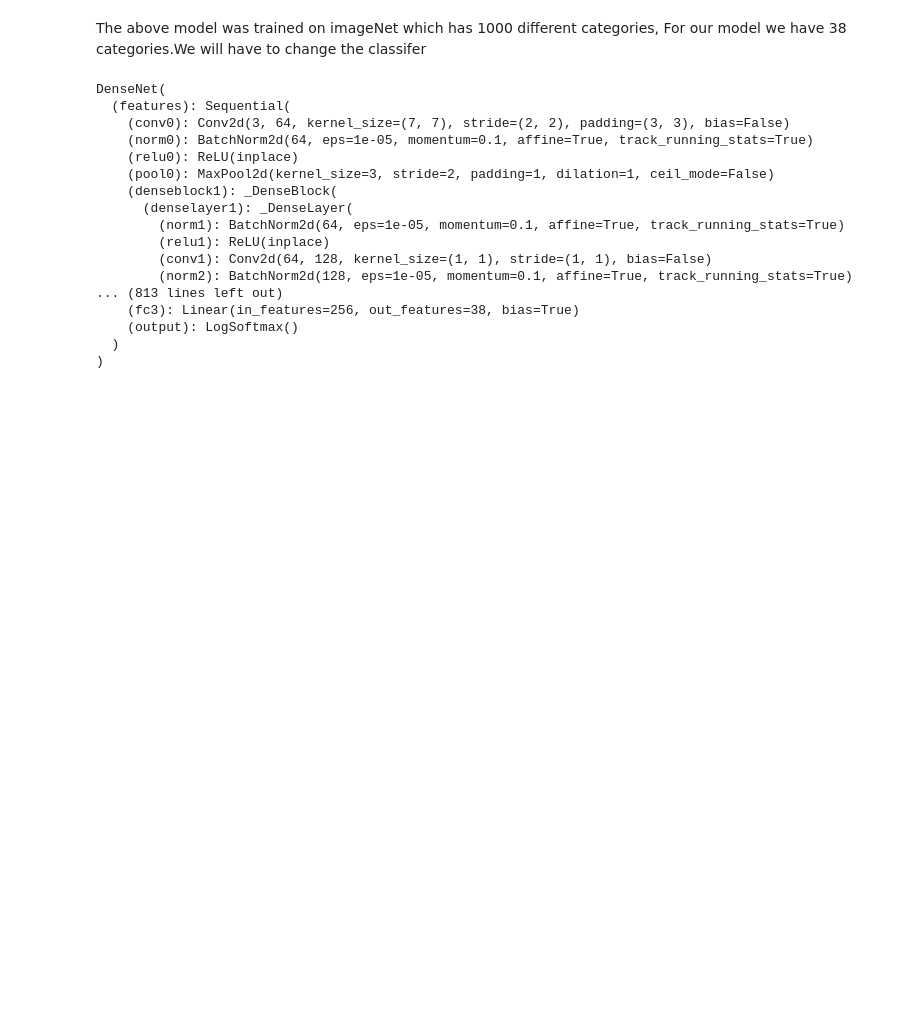
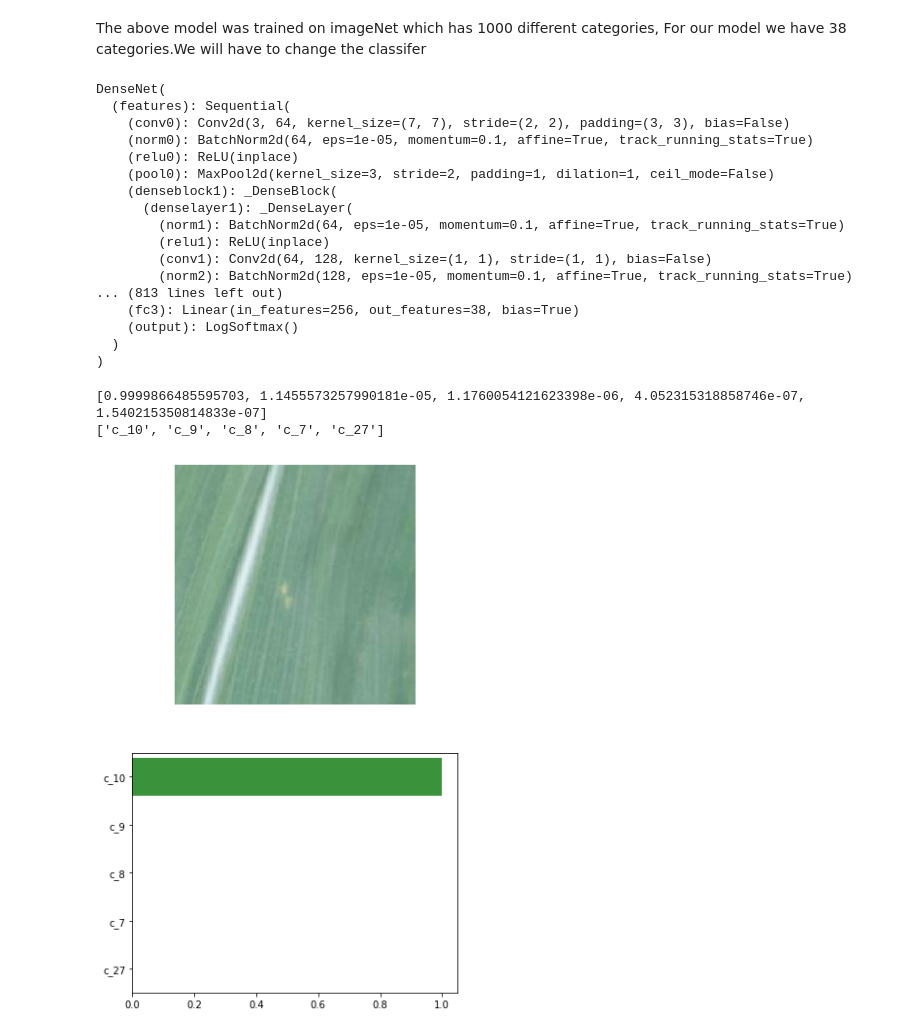
Before and after one commit to r-wambui/Agro-detect-model, a Jupyter notebook: Agro-detect.ipynb, the cells around one changed output. Saved outputs shown, nothing was run; the diff lists cells and outputs as text; code cells hidden in the pictures; blank space fills up the shorter version.

Commit message:
Plot the predicted solution

```diff
--- a/Agro-detect.ipynb
+++ b/Agro-detect.ipynb
@@ -253,3 +254,25 @@ def predict(image, model):
     top_cls = [idx_to_class[top_class] for top_class in top_cls]
 
     return top_p, top_cls
+# %%
+def plot_solution(image_path, ps, classes):
+    plt.figure(figsize = (6,10))
+    ax = plt.subplot(2,1,1)
+    image = process_image(image_path)
+    imshow(image, ax)
+
+    plt.subplot(2,1,2)
+    sns.barplot(x=ps, y=classes, color=sns.color_palette()[2]);
+    plt.show()
+# %%
+image = "data/test/0a4fd67d786615190d63a0fe47d70646.jpg"
+ps, classes = predict(image, model)
+ps = ps.detach().numpy().tolist()[0]
+print(ps)
+print(classes)
+
+plot_solution(image, ps, classes)
+# %% [output]
+[0.9999866485595703, 1.1455573257990181e-05, 1.1760054121623398e-06, 4.052315318858746e-07, 1.540215350814833e-07]
+['c_10', 'c_9', 'c_8', 'c_7', 'c_27']
+[figure, added]
```
Also changed, not shown: parts of 1 cell of this notebook.
